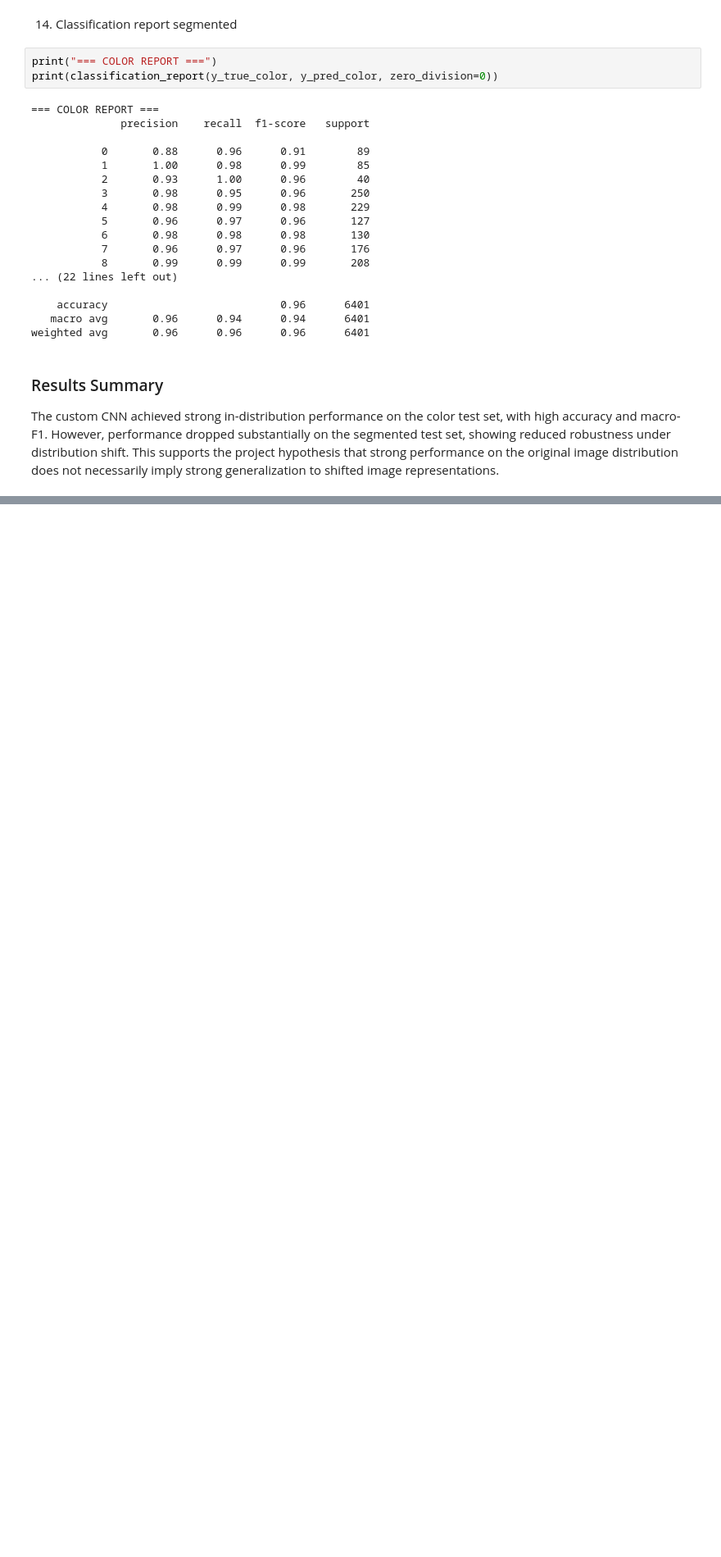
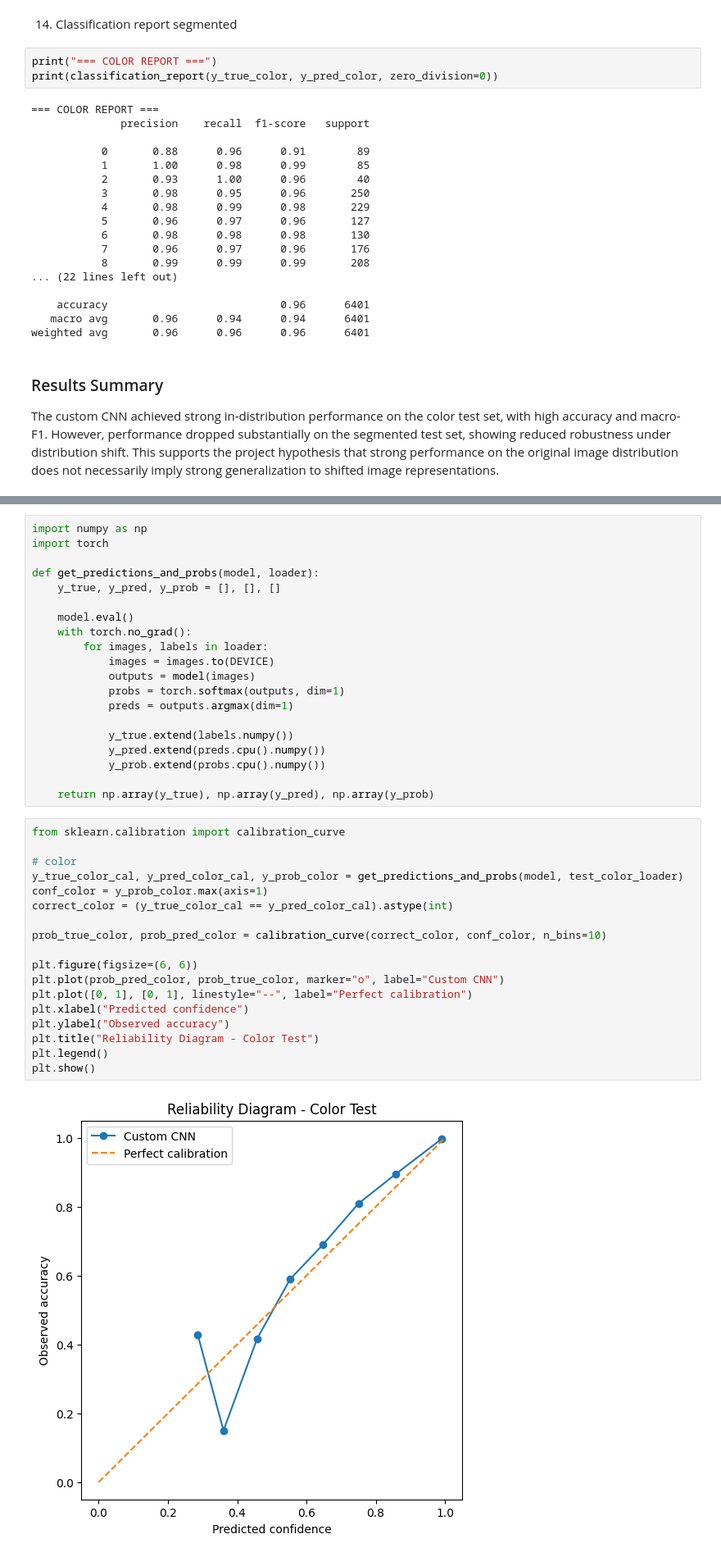
Before and after one commit to Posheyla/robust-plant-disease-classification, a Jupyter notebook: results/results.ipynb, the cells around one changed output, grey strips where cells are left out. Shown at 82% size. Drawn from its saved outputs; the diff is of its cells as text; blank space fills up the shorter version.

```diff
--- a/results/results.ipynb
+++ b/results/results.ipynb
@@ -292,0 +386,40 @@ The custom CNN achieved strong in-distribution performance on the color test set
+# %%
+import numpy as np
+import torch
+
+def get_predictions_and_probs(model, loader):
+    y_true, y_pred, y_prob = [], [], []
+
+    model.eval()
+    with torch.no_grad():
+        for images, labels in loader:
+            images = images.to(DEVICE)
+            outputs = model(images)
+            probs = torch.softmax(outputs, dim=1)
+            preds = outputs.argmax(dim=1)
+
+            y_true.extend(labels.numpy())
+            y_pred.extend(preds.cpu().numpy())
+            y_prob.extend(probs.cpu().numpy())
+
+    return np.array(y_true), np.array(y_pred), np.array(y_prob)
+# %%
+from sklearn.calibration import calibration_curve
+
+# color
+y_true_color_cal, y_pred_color_cal, y_prob_color = get_predictions_and_probs(model, test_color_loader)
+conf_color = y_prob_color.max(axis=1)
+correct_color = (y_true_color_cal == y_pred_color_cal).astype(int)
+
+prob_true_color, prob_pred_color = calibration_curve(correct_color, conf_color, n_bins=10)
+
+plt.figure(figsize=(6, 6))
+plt.plot(prob_pred_color, prob_true_color, marker="o", label="Custom CNN")
+plt.plot([0, 1], [0, 1], linestyle="--", label="Perfect calibration")
+plt.xlabel("Predicted confidence")
+plt.ylabel("Observed accuracy")
+plt.title("Reliability Diagram - Color Test")
+plt.legend()
+plt.show()
+# %% [output]
+[figure, added]
```
Also changed, not shown: parts of 15 cells of this notebook, 1 other file.
